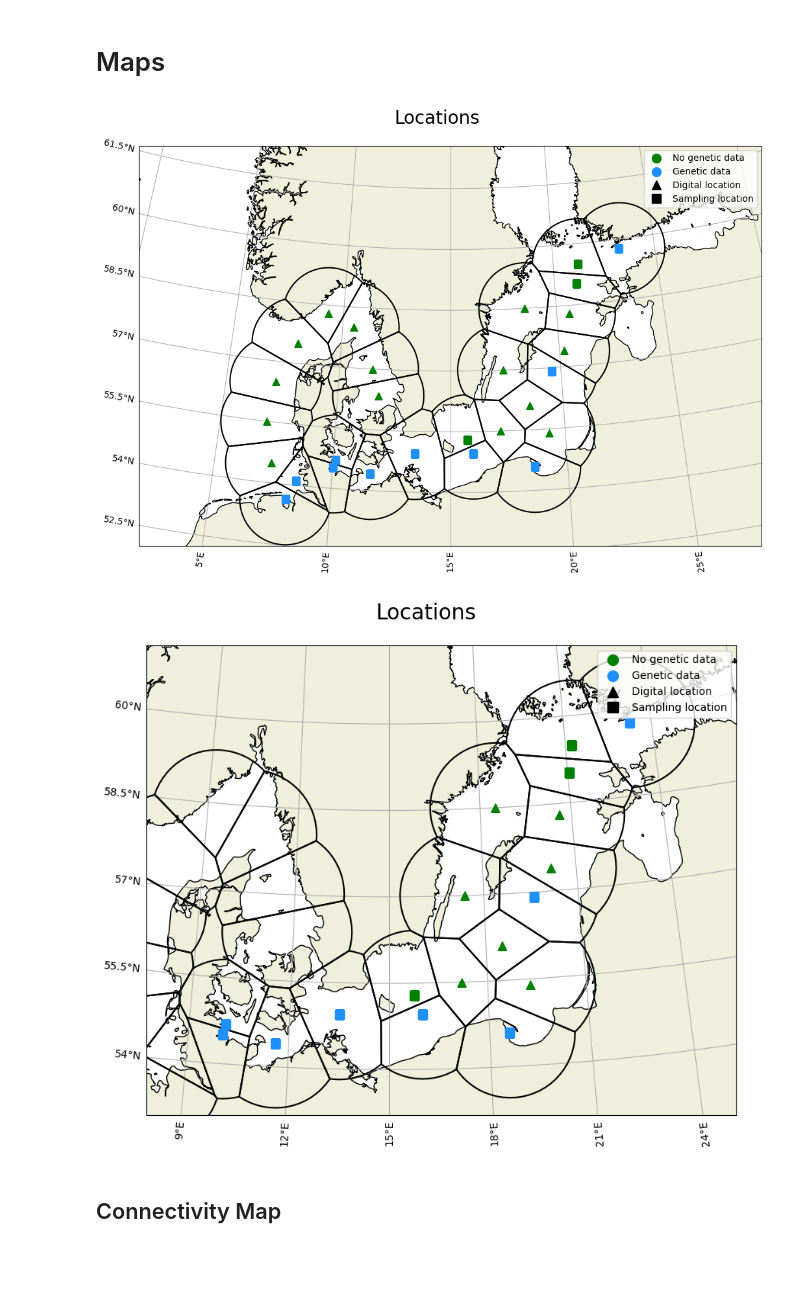
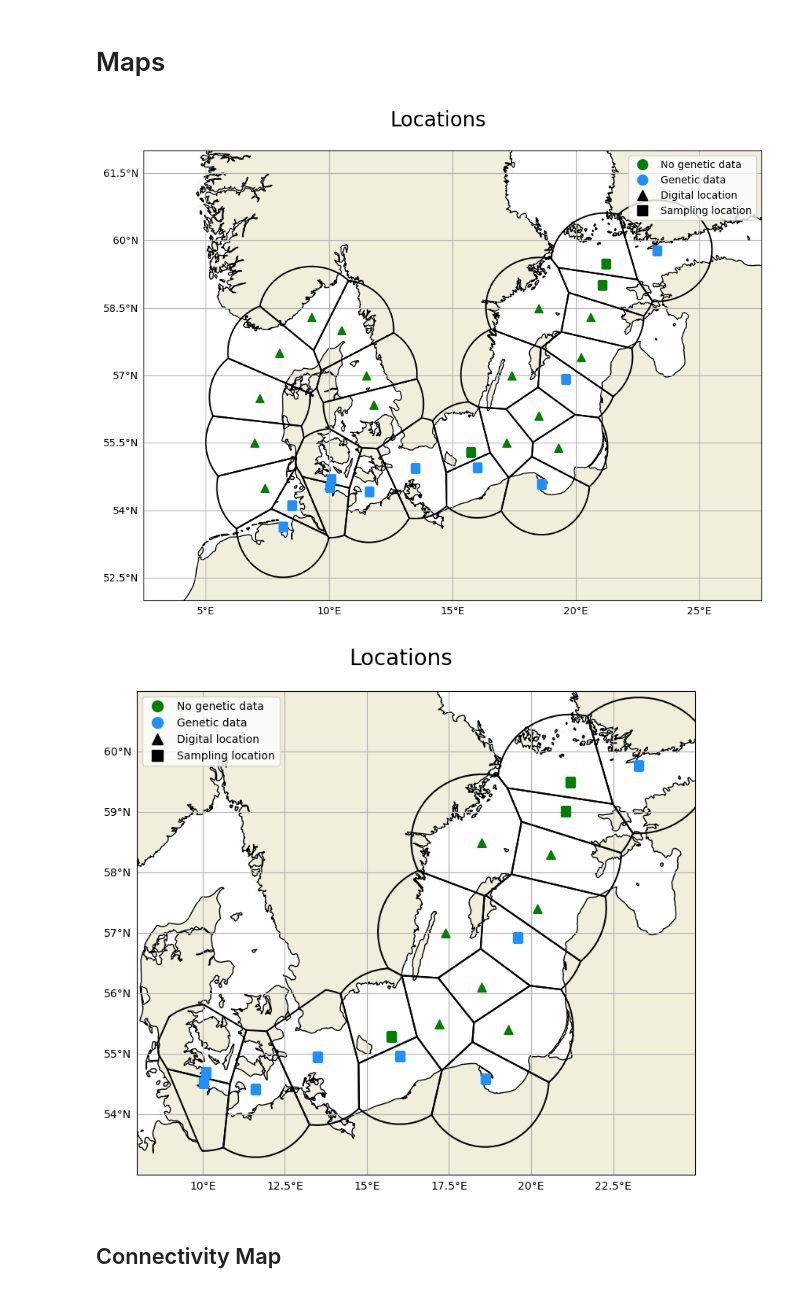
Before and after one commit to geomar-od-lagrange/2025_copepods, a Jupyter notebook: notebooks/connectivity_map_generation.ipynb, the cells around one changed output. Cells and saved outputs as stored; diff of their text form; code cells hidden in the pictures; blank space fills up the shorter version.

Commit message:
Made compatible with new voronoi polygons

```diff
--- a/notebooks/connectivity_map_generation.ipynb
+++ b/notebooks/connectivity_map_generation.ipynb
@@ -27,9 +27,9 @@ warnings.simplefilter("ignore")
 # %%
 # Paths
 folder_path = "/gxfs_work/geomar/smomw597/2025_copepods/"
-sample_points_path = Path(folder_path, "output/SamplePoints/SamplePoints.shp")
-voronoi_polygons_path = Path(folder_path, "output/SamplePoints/VoronoiPolygons.shp")
-area_polygons_path = Path(folder_path, "SamplePoints/VoronoiOceanPolygons.shp")
+sample_points_path = Path(folder_path, "output/SamplePoints/sample_points_moved.geojson")
+voronoi_polygons_path = Path(folder_path, "output/SamplePoints/voronoi_polygons_moved.geojson")
+# area_polygons_path = Path(folder_path, "SamplePoints/VoronoiOceanPolygons.geojson")
 output_path = Path(folder_path, "Figures/connectivity_maps/")
 # %%
 # Set the basic mapping parameters
@@ -44,8 +43,8 @@ map_projection = Stereographic(central_longitude=lonmid, central_latitude=latmid
 # %%
 # Load the samplepoints and the voronoi polygons
-sample_points = gpd.read_file(sample_points_path).to_crs(map_projection).sort_values(by="order")
-sample_ids = sample_points.SampleID
-voronoi_polygons = gpd.read_file(voronoi_polygons_path).to_crs(map_projection)
+sample_points = gpd.read_file(sample_points_path)
+sample_ids = sample_points.location_id
+voronoi_polygons = gpd.read_file(voronoi_polygons_path)
 connectivity_matrix = pd.read_csv("Figures/connectivity_matrices/connectivity_matrix.csv", index_col="SampleID")
 # %% [markdown]
 # Functions
@@ -87,7 +89,7 @@ def define_cmap(cmap_input='coolwarm', cmdiscrete=False, value_min=None, value_m
 # %%
-def draw_voronoi_polygons(ax, cmap="rainbow", edgecolor="black", facealpha=0.2):
-        voronoi_polys = voronoi_polygons.copy().to_crs(map_projection)
-        voronoi_polys.plot(ax=ax, alpha=facealpha, column="PolygonID", cmap=cmap)
+def draw_voronoi_polygons(ax, cmap="rainbow", edgecolor="black", facealpha=0.2, voronoi_polygons=voronoi_polygons):
+        voronoi_polys = voronoi_polygons.copy()
+        voronoi_polys.plot(ax=ax, alpha=facealpha, column="location_id", cmap=cmap)
         voronoi_polys.boundary.plot(ax=ax, color=edgecolor,)
 
 def legend_without_duplicate_labels(ax):
@@ -112,31 +111,33 @@ a.set_marker("^")
 # %%
+# Empty map
 show_polygons = True
 ms = 10
 ls = "None"
 fig = plt.figure(figsize=mapsize)
 fig.suptitle("Locations", size=suptitle_size, y=0.95)
-ax_map = fig.add_subplot(projection=map_projection)
+ax_map = fig.add_subplot(projection=PlateCarree())
 basemap(ax_map)
 if show_polygons:
-        draw_voronoi_polygons(ax_map, facealpha=0)
+        draw_voronoi_polygons(ax_map, facealpha=0,)
 
-for i, (geom, kind, genetic) in sample_points[["geometry", "SampleKind", "GenomicDat"]].iterrows():
+for i, (geom, kind, genetic) in sample_points[["geometry", "sample_kind", "genomic_data"]].iterrows():
         lon, lat = geom.x, geom.y
         marker = marker_kind["marker"][kind]
         color = marker_genetic["color"][genetic]
         ax_map.scatter(lon, lat, marker=marker, color=color, zorder=5, label=kind, s=65)
 
 no_genetic = Line2D([], [], c="green", marker='o', ls=ls, ms=ms, label="No genetic data")
 genetic = Line2D([], [], c="dodgerblue", marker='o', ls=ls, ms=ms, label="Genetic data")
 digital = Line2D([], [], c="k", marker='^', ls=ls, ms=ms, label="Digital location")
 sample = Line2D([], [], c="k", marker='s', ls=ls, ms=ms, label="Sampling location")
 
 plt.legend(handles=[no_genetic, genetic, digital, sample])
 # plt.savefig(Path(output_path, "EmptyMap.pdf"), format="pdf")
 plt.show()
 # %% [output]
-[figure, old version]
+[figure, new version]
 # %%
+# Empty map Baltic only
 show_polygons = True
 ms = 10
 ls = "None"
@@ -146,9 +147,9 @@ fig.suptitle("Locations", size=suptitle_size, y=0.95)
 ax_map = fig.add_subplot(projection=map_projection)
 basemap(ax_map, (8, 25, 53, 61))
 if show_polygons:
-        draw_voronoi_polygons(ax_map, facealpha=0)
+        draw_voronoi_polygons(ax_map, facealpha=0, voronoi_polygons=voronoi_polygons[~voronoi_polygons['location_id'].isin(north_sea_sample_ids)])
 
-for i, (geom, kind, genetic, sea) in sample_points[["geometry", "SampleKind", "GenomicDat", "sea"]].iterrows():
+for i, (geom, kind, genetic, sea) in sample_points[["geometry", "sample_kind", "genomic_data", "sea"]].iterrows():
         if sea =="baltic":
                 lon, lat = geom.x, geom.y
                 marker = marker_kind["marker"][kind]
@@ -164,7 +165,7 @@ plt.legend(handles=[no_genetic, genetic, digital, sample])
 # plt.savefig(Path(output_path, "EmptyMap.pdf"), format="pdf")
 plt.show()
 # %% [output]
-[figure, old version]
+[figure, new version]
 # %% [markdown]
 ## Connectivity Map
 # %%
```
Also changed, not shown: parts of 7 cells of this notebook, 1 other file.
